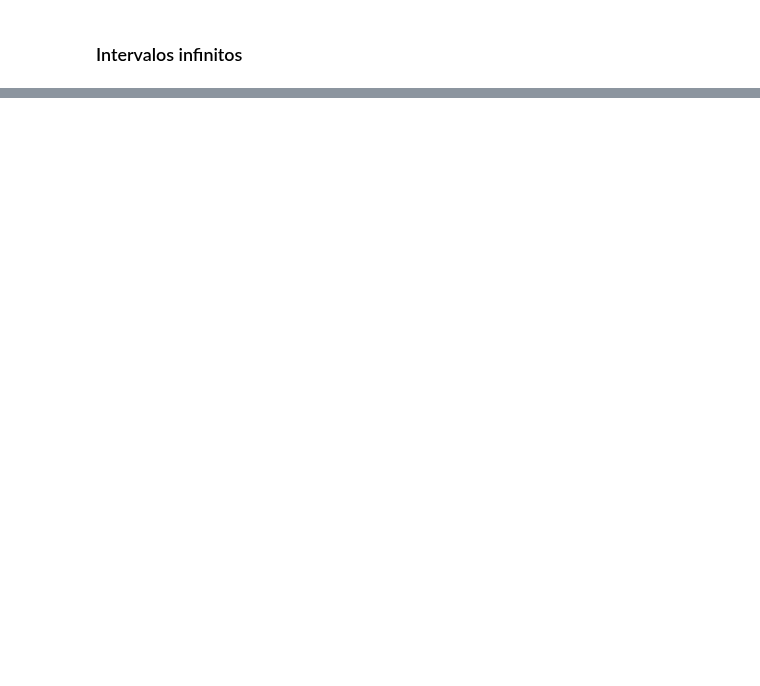
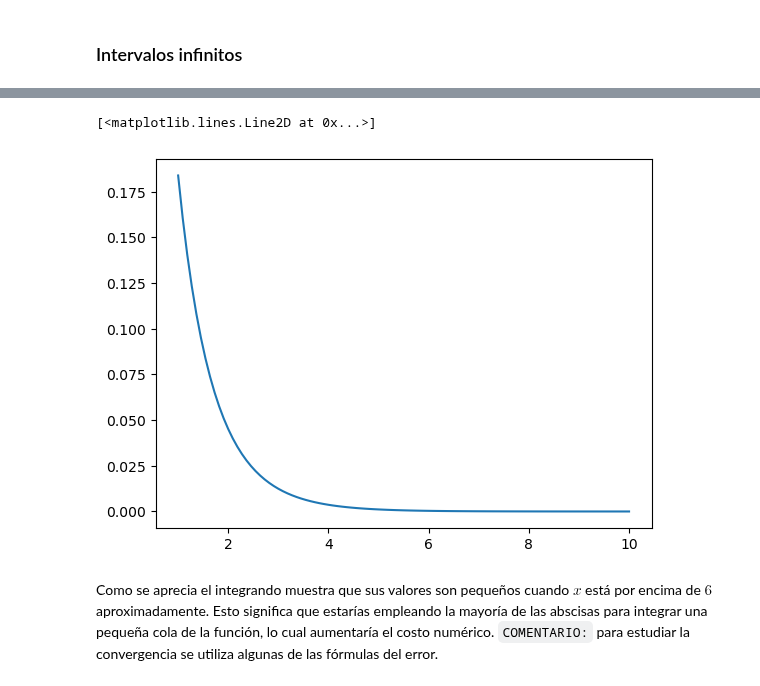
Before and after one commit to Mandy8808/Metodos_Numericos_2024, a Jupyter notebook: Lectures/Primer_Bloque/Lecture_part4.ipynb, the cells around one changed output, grey strips where cells are left out. Saved outputs shown, nothing was run; the diff lists cells and outputs as text; code cells hidden in the pictures; blank space fills up the shorter version.

```diff
--- a/Lectures/Primer_Bloque/Lecture_part4.ipynb
+++ b/Lectures/Primer_Bloque/Lecture_part4.ipynb
@@ -873,0 +969,9 @@ Esta parte final se centrará en la integración multidimensional, para la cual
+# %%
+xval = np.linspace(1, 10, 100)
+f = lambda x: np.exp(-x)/(x+1)
+plt.plot(xval, f(xval))
+# %% [output]
+[<matplotlib.lines.Line2D at 0x...>]
+[figure, added]
+# %% [markdown]
+Como se aprecia el integrando muestra que sus valores son pequeños cuando $x$ está por encima de $6$ aproximadamente. Esto significa que estarías empleando la mayoría de las abscisas para integrar una pequeña cola de la función, lo cual aumentaría el costo numérico. `COMENTARIO:` para estudiar la convergencia se utiliza algunas de las fórmulas del error.
```
Also changed, not shown: parts of 36 cells of this notebook, 6 other files.
